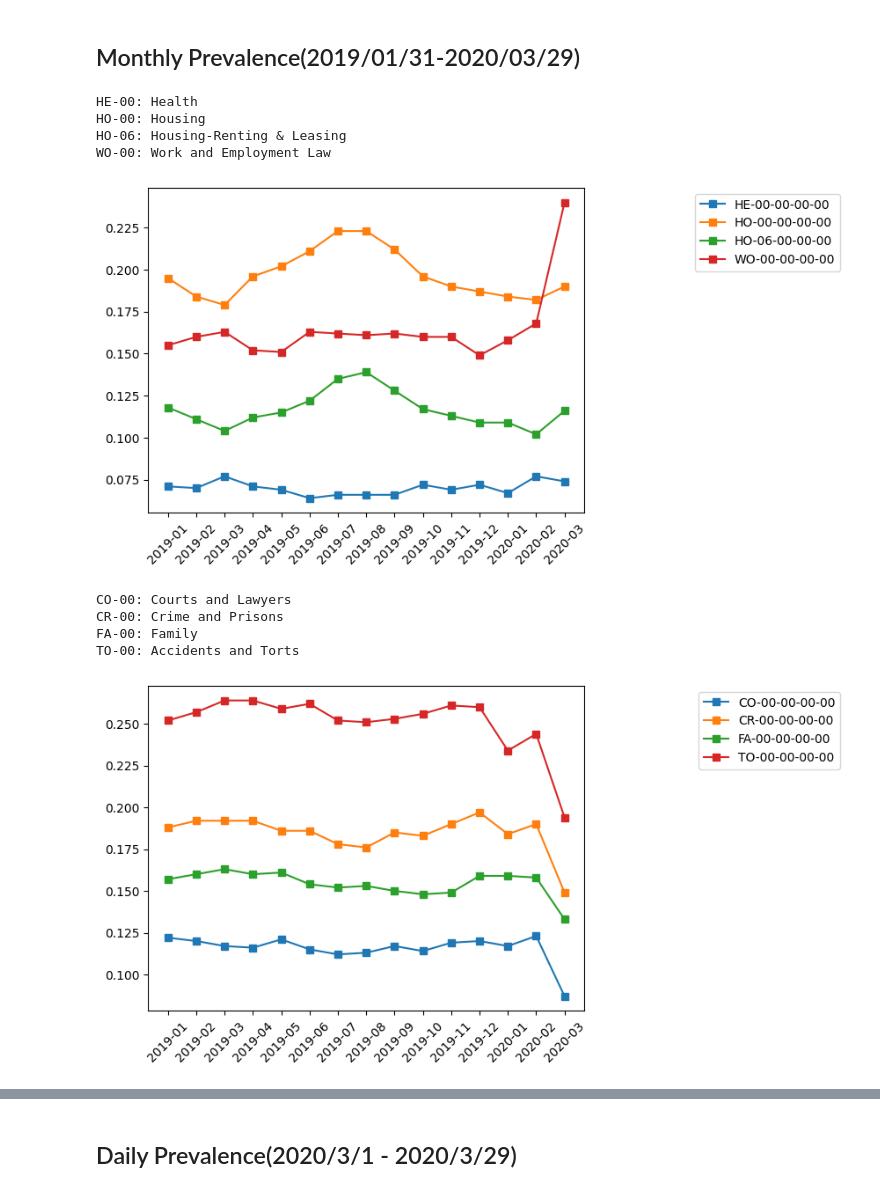
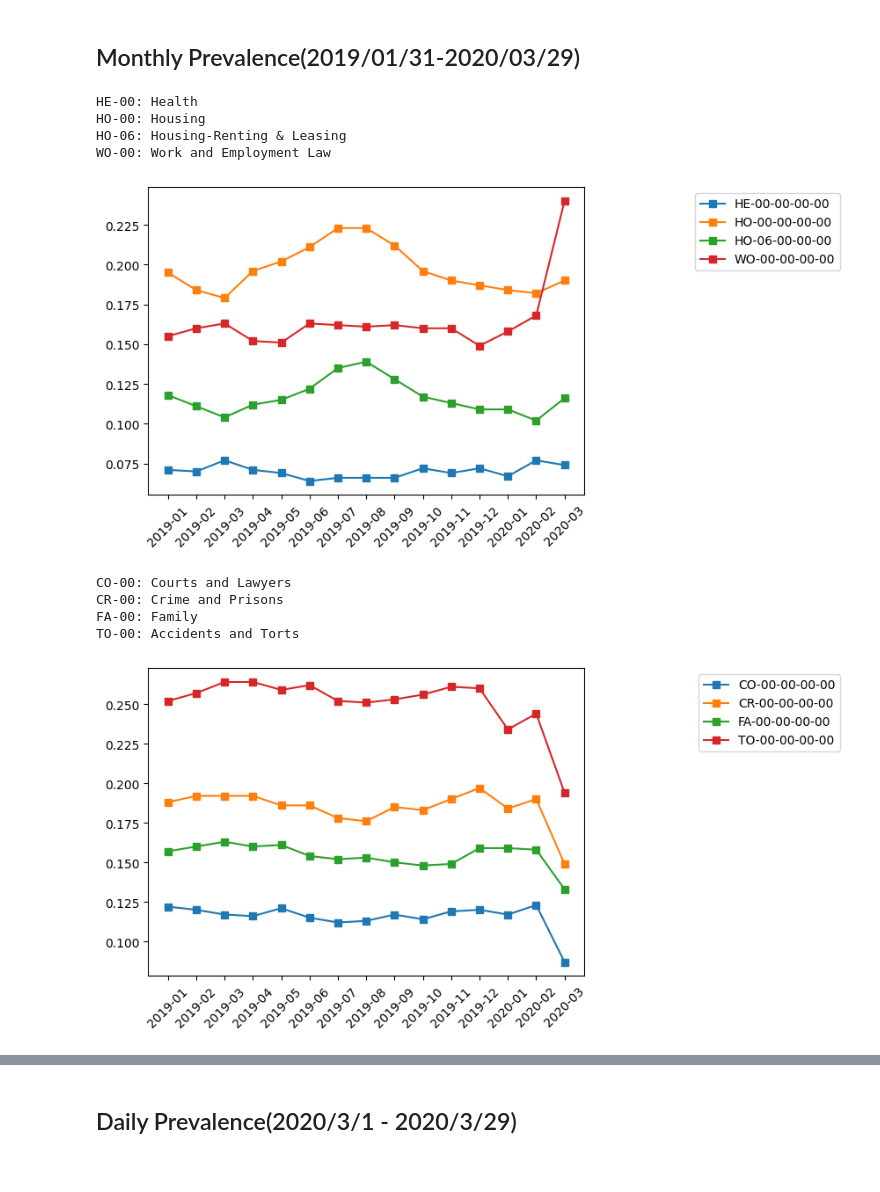
Before and after one commit to heeh/legal_advice, a Jupyter notebook: predictor.ipynb, the cells around one changed output, grey strips where cells are left out. Cells and saved outputs as stored; diff of their text form; code cells hidden in the pictures.

```diff
--- a/predictor.ipynb
+++ b/predictor.ipynb
@@ -660,7 +645,7 @@ plt.show()
 # %% [markdown]
 ## Annual Prevalence(2011/1/1 - 2019/12/31)
 # %%
-def plot_prev(class_list):
+def plot_prev(filename, class_list):
     m_list = ["-o", "-s", "-^"]
     i = 0
     for cls in tqdm(class_list[:7]):
@@ -673,17 +658,18 @@ def plot_prev(class_list):
         marker = m_list[i//7]
         plotDict(result, 0, marker)
         i += 1
-    plt.legend(class_list[:7], bbox_to_anchor=(1.6, 1), loc='upper right', ncol=1)
+    lgd = plt.legend(class_list, bbox_to_anchor=(1.6, 1), loc='upper right', ncol=1)
+    plt.savefig("figs/" + filename, bbox_extra_artists=(lgd,), bbox_inches='tight')
     plt.show()
 # %%
 for i in tqdm([0,1]):
-    plot_prev(class_list[4*i:4*i+4])
+    plot_prev('annual_1.png', class_list[4*i:4*i+4])
 # %% [output]
 [figure]
 [figure]
 # %%
 for i in tqdm([2,3]):
-    plot_prev(class_list[4*i:4*i+4])
+    plot_prev("annual_2.png",class_list[4*i:4*i+4])
 # %% [output]
 [figure]
 [figure]
@@ -711,7 +697,8 @@ def FREQ_E_MONTHLY(soft_dict, label_prior):
 
     return freq_dict
 # %%
-def plot_prev_monthly(class_list):
+def plot_prev_monthly(filename, class_list):
+    plt.gcf().subplots_adjust(bottom=0.15)
     for cls in tqdm(class_list[:7]):
         label_list = []
         loadListFile("prevs/" + cls[:5], label_list)
@@ -719,37 +706,37 @@ def plot_prev_monthly(class_list):
         soft_dict[cls] = label_list[1]
         #cc = CC(hard_dict[cls])
         result = FREQ_E_MONTHLY(soft_dict[cls], 0.5)
-
         plotDict(result, 45, "-s")
-    plt.legend(class_list[:7], bbox_to_anchor=(1.6, 1), loc='upper right', ncol=1)
+    lgd = plt.legend(class_list, bbox_to_anchor=(1.6, 1), loc='upper right', ncol=1)
+    plt.savefig("figs/" + filename, bbox_extra_artists=(lgd,), bbox_inches='tight')
     plt.show()
 # %%
 #for i in tqdm([0,1]):
 #    plot_prev_monthly(class_list[4*i:4*i+4])
 print("HE-00: Health")
 print("HO-00: Housing")
 print("HO-06: Housing-Renting & Leasing")
 print("WO-00: Work and Employment Law")
-plot_prev_monthly(["HE-00-00-00-00","HO-00-00-00-00","HO-06-00-00-00","WO-00-00-00-00"])
+plot_prev_monthly('monthly_1.png', ["HE-00-00-00-00","HO-00-00-00-00","HO-06-00-00-00","WO-00-00-00-00"])
 # %% [output]
 HE-00: Health
 HO-00: Housing
 HO-06: Housing-Renting & Leasing
 WO-00: Work and Employment Law
-[figure, old version]
+[figure, new version]
 # %%
 print("CO-00: Courts and Lawyers")
 print("CR-00: Crime and Prisons")
 print("FA-00: Family")
 print("TO-00: Accidents and Torts")
 
-plot_prev_monthly(["CO-00-00-00-00","CR-00-00-00-00","FA-00-00-00-00","TO-00-00-00-00"])
+plot_prev_monthly("monthly_2.png", ["CO-00-00-00-00","CR-00-00-00-00","FA-00-00-00-00","TO-00-00-00-00"])
 # %% [output]
 CO-00: Courts and Lawyers
 CR-00: Crime and Prisons
 FA-00: Family
 TO-00: Accidents and Torts
-[figure, old version]
+[figure, new version]
 # %%
 #for i in tqdm([2,3]):
 #    plot_prev_monthly(class_list[4*i:4*i+4])
```
Also changed, not shown: parts of 9 cells of this notebook, 10 other files.
